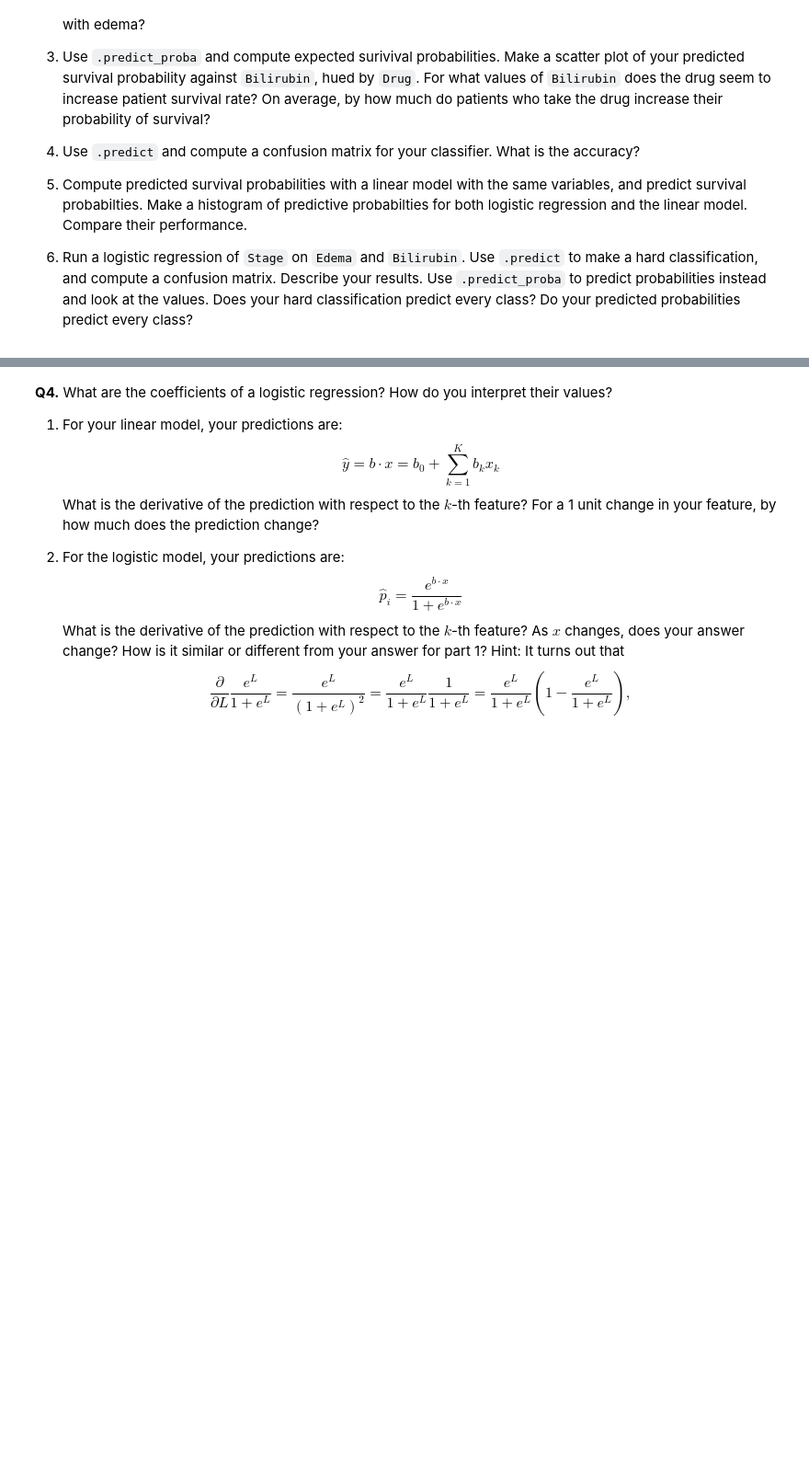
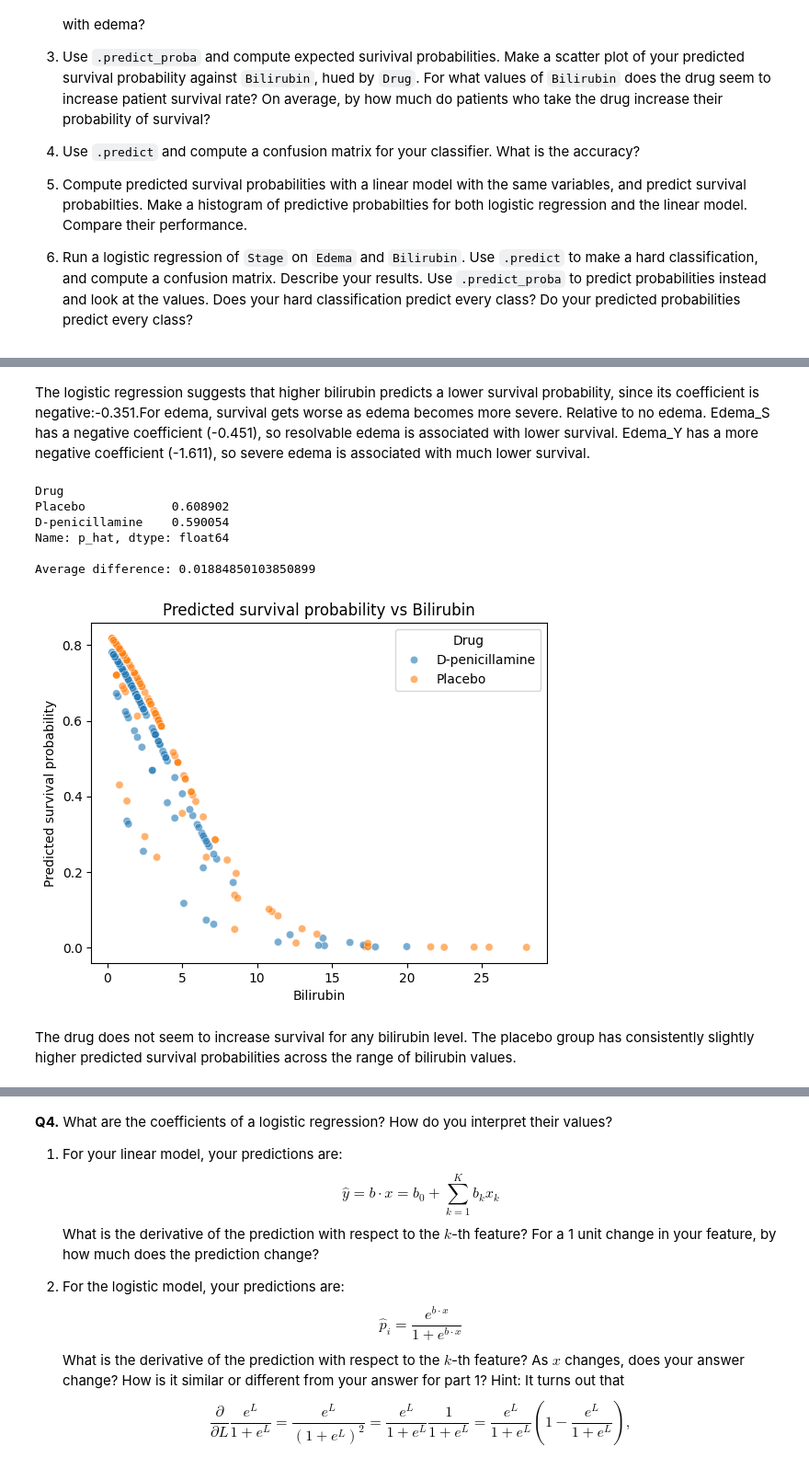
Before and after one commit to anishjagota/undergrad_ml_assignments, a Jupyter notebook: 05_assignment_glm.ipynb, the cells around one changed output, grey strips where cells are left out. Shown at 92% size. Drawn from its saved outputs; the diff is of its cells as text; code cells hidden in the pictures; blank space fills up the shorter version.

```diff
--- a/05_assignment_glm.ipynb
+++ b/05_assignment_glm.ipynb
@@ -77,0 +310,14 @@ The relevant data are:
+# %%
+# Q3.2
+X = pd.get_dummies(df[['Edema', 'Drug', 'Bilirubin']], drop_first=True)
+y = df['survival_binary']
+from sklearn.linear_model import LogisticRegression
+logit = LogisticRegression(max_iter=5000)
+logit.fit(X, y)
+
+coef_table = pd.DataFrame({
+    'Variable': X.columns,
+    'Coefficient': logit.coef_[0]
+})
+
+coef_table
@@ -77,0 +330,43 @@ The relevant data are:
+# %% [markdown]
+The logistic regression suggests that higher bilirubin predicts a lower survival probability, since its coefficient is negative:-0.351.For edema, survival gets worse as edema becomes more severe. Relative to no edema. Edema_S has a negative coefficient (-0.451), so resolvable edema is associated with lower survival. Edema_Y has a more negative coefficient (-1.611), so severe edema is associated with much lower survival.
+# %%
+# Q3.3
+plot_df = df[['Bilirubin', 'Drug']].copy()
+plot_df['p_hat'] = logit.predict_proba(X)[:, 1]
+avg_survival = (
+    plot_df.groupby('Drug')['p_hat']
+    .mean()
+    .sort_values(ascending=False)
+)
+
+print(avg_survival)
+if len(avg_survival) == 2:
+    print("\nAverage difference:",
+          avg_survival.iloc[0] - avg_survival.iloc[1])
+# %% [output]
+Drug
+Placebo            0.608902
+D-penicillamine    0.590054
+Name: p_hat, dtype: float64
+
+Average difference: 0.01884850103850899
+# %%
+import seaborn as sns
+import matplotlib.pyplot as plt
+
+sns.scatterplot(
+    data=plot_df,
+    x='Bilirubin',
+    y='p_hat',
+    hue='Drug',
+    alpha=0.6
+)
+
+plt.xlabel('Bilirubin')
+plt.ylabel('Predicted survival probability')
+plt.title('Predicted survival probability vs Bilirubin')
+plt.show()
+# %% [output]
+[figure, added]
+# %% [markdown]
+The drug does not seem to increase survival for any bilirubin level. The placebo group has consistently slightly higher predicted survival probabilities across the range of bilirubin values.
```
Also changed, not shown: parts of 23 cells of this notebook.
